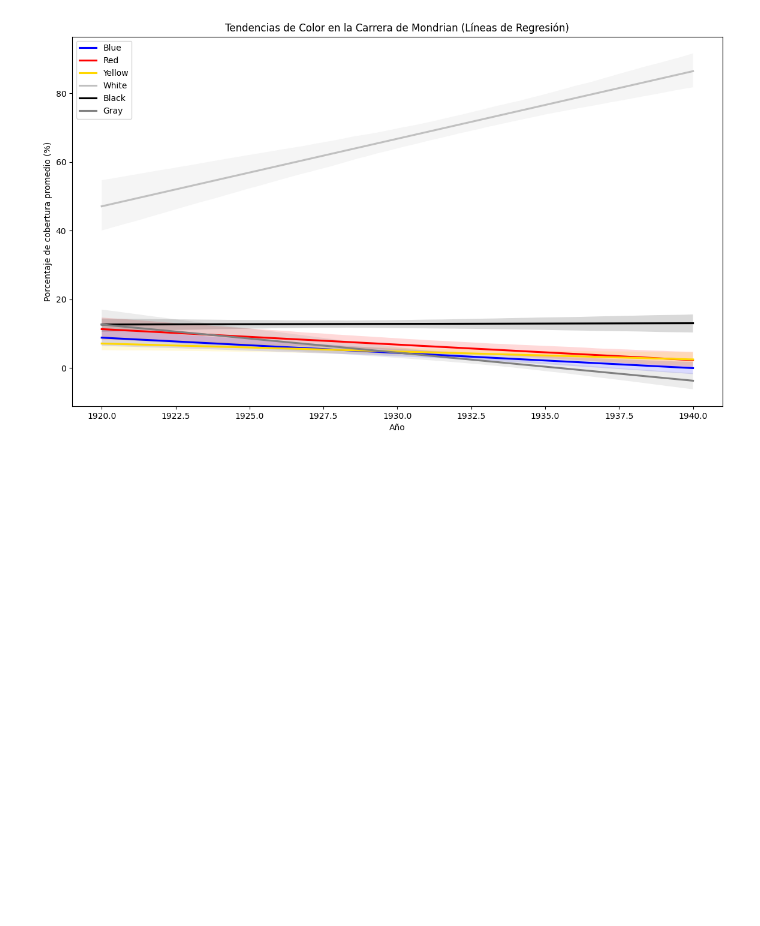
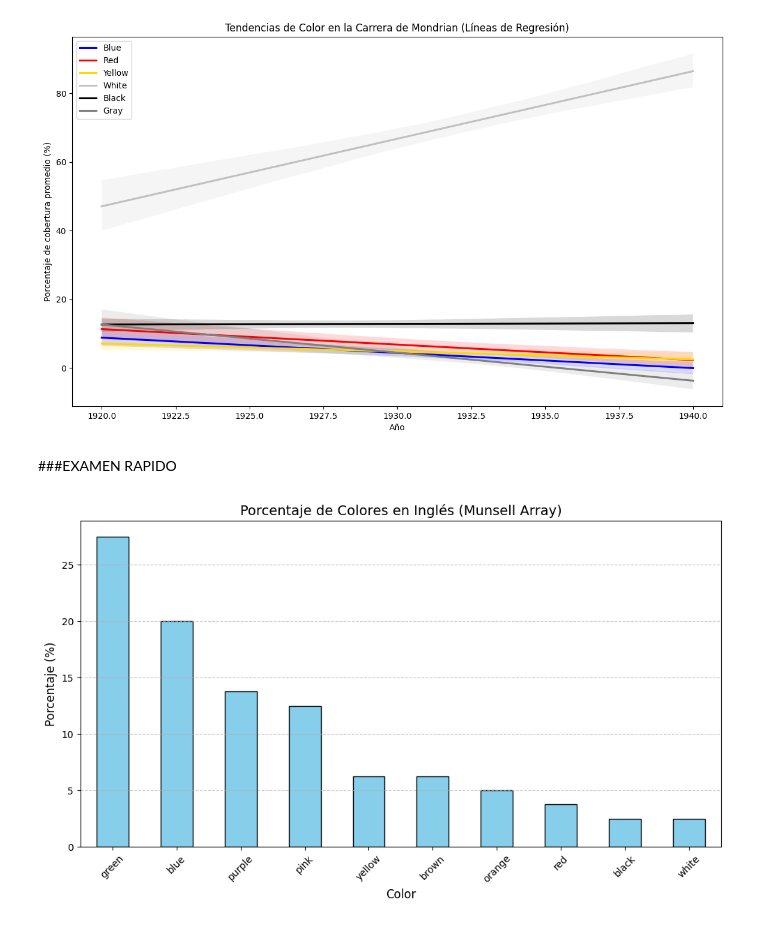
Before and after one commit to MartinezOrtizEduardoAntonio/mineria_de_datos, a Jupyter notebook: untitled1.ipynb, the cells around one changed output. Drawn from its saved outputs; the diff is of its cells as text; code cells hidden in the pictures; blank space fills up the shorter version.

```diff
--- a/untitled1.ipynb
+++ b/untitled1.ipynb
@@ -921,3 +921,26 @@ plt.legend()
 plt.show()
 # %% [output]
 [figure]
+# %% [markdown]
+###EXAMEN RAPIDO
+# %%
+import pandas as pd
+import matplotlib.pyplot as plt
+
+df = pd.read_csv('munsell-array-fixed-choice.csv')
+
+color_counts = df['english_color'].value_counts(normalize=True) * 100
+
+plt.figure(figsize=(10, 6))
+color_counts.plot(kind='bar', color='skyblue', edgecolor='black')
+
+plt.title('Porcentaje de Colores en Inglés (Munsell Array)', fontsize=14)
+plt.xlabel('Color', fontsize=12)
+plt.ylabel('Porcentaje (%)', fontsize=12)
+plt.xticks(rotation=45)
+plt.grid(axis='y', linestyle='--', alpha=0.7)
+
+plt.tight_layout()
+plt.show()
+# %% [output]
+[figure, added]
```
Also changed, not shown: parts of 5 cells of this notebook.
